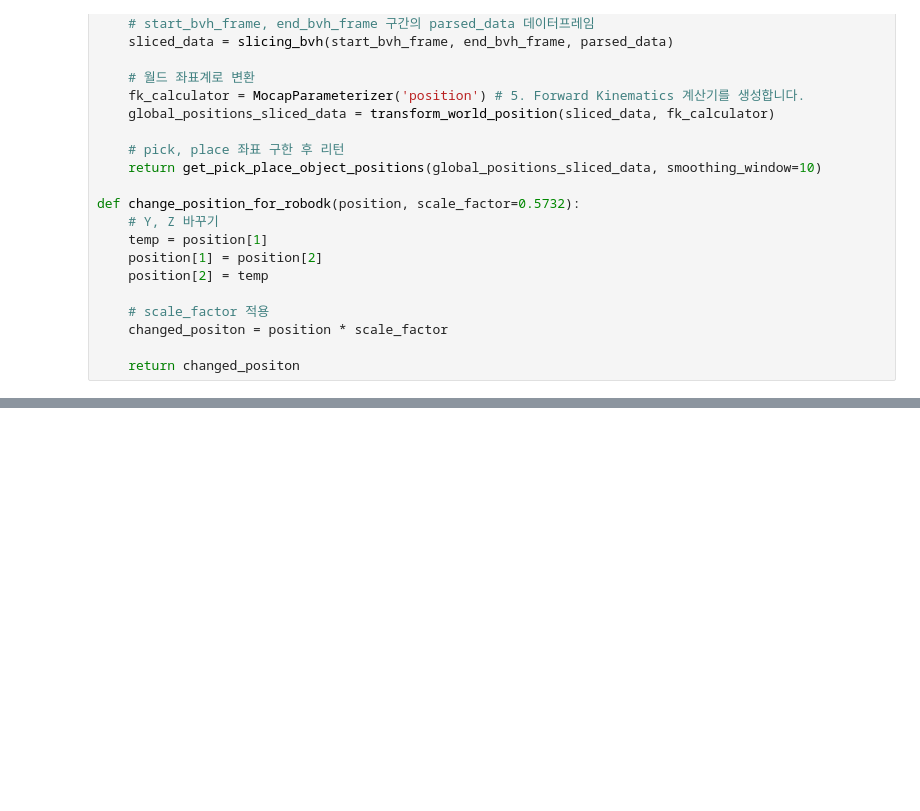
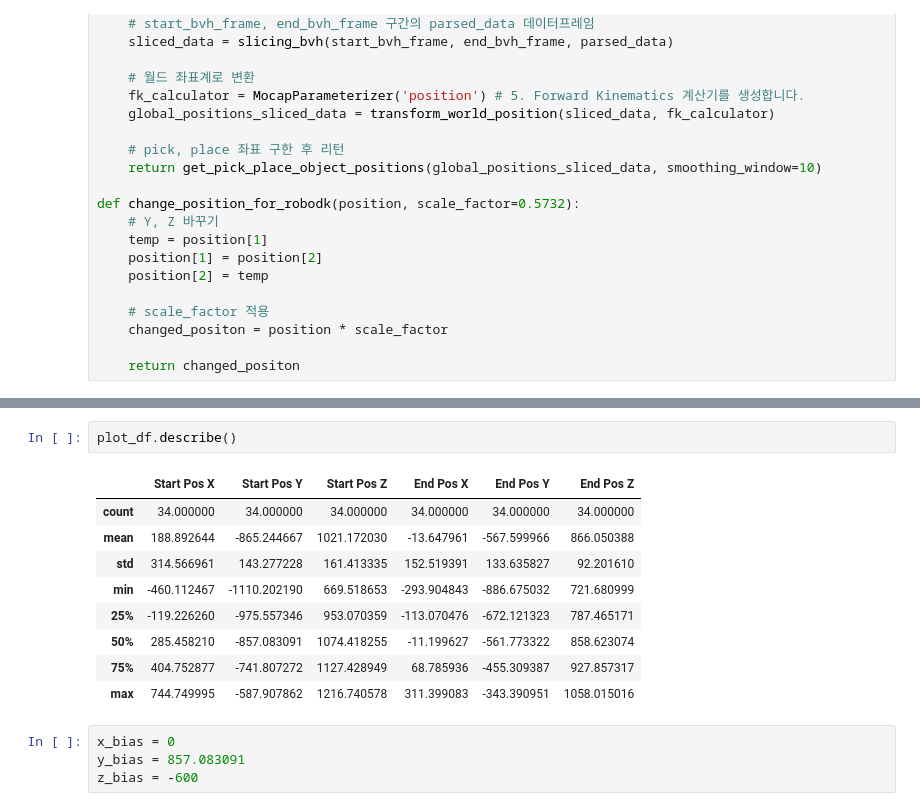
Before and after one commit to Maeng-Su/In-HARD, a Jupyter notebook: maeng/skeleton_data/bvh_preprocess2.ipynb, the cells around one changed output, grey strips where cells are left out. Cells and saved outputs as stored; diff of their text form; blank space fills up the shorter version.

```diff
--- a/maeng/skeleton_data/bvh_preprocess2.ipynb
+++ b/maeng/skeleton_data/bvh_preprocess2.ipynb
@@ -1107,0 +1154,16 @@ result[0]
+# %%
+plot_df.describe()
+# %% [output]
+|  | Start Pos X | Start Pos Y | Start Pos Z | End Pos X | End Pos Y | End Pos Z |
+| count | 34.000000 | 34.000000 | 34.000000 | 34.000000 | 34.000000 | 34.000000 |
+| mean | 188.892644 | -865.244667 | 1021.172030 | -13.647961 | -567.599966 | 866.050388 |
+| std | 314.566961 | 143.277228 | 161.413335 | 152.519391 | 133.635827 | 92.201610 |
+| min | -460.112467 | -1110.202190 | 669.518653 | -293.904843 | -886.675032 | 721.680999 |
+| 25% | -119.226260 | -975.557346 | 953.070359 | -113.070476 | -672.121323 | 787.465171 |
+| 50% | 285.458210 | -857.083091 | 1074.418255 | -11.199627 | -561.773322 | 858.623074 |
+| 75% | 404.752877 | -741.807272 | 1127.428949 | 68.785936 | -455.309387 | 927.857317 |
+| max | 744.749995 | -587.907862 | 1216.740578 | 311.399083 | -343.390951 | 1058.015016 |
+# %%
+x_bias = 0
+y_bias = 857.083091
+z_bias = -600
```
Also changed, not shown: parts of 12 cells of this notebook.
